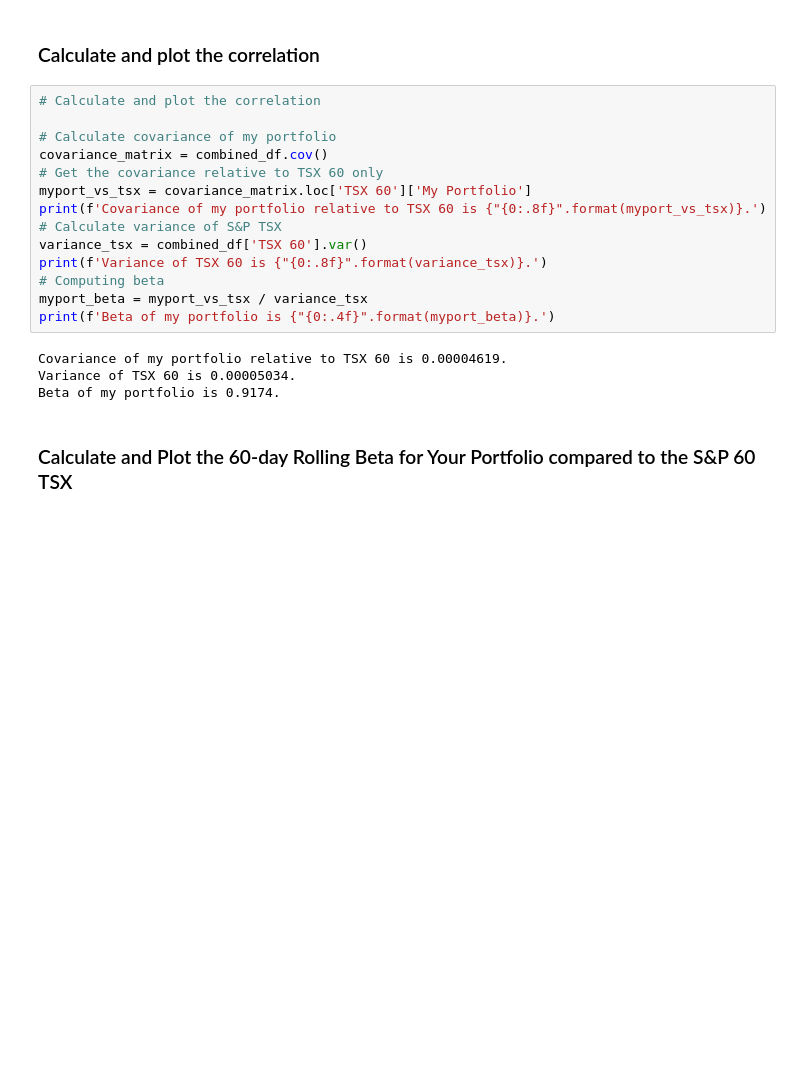
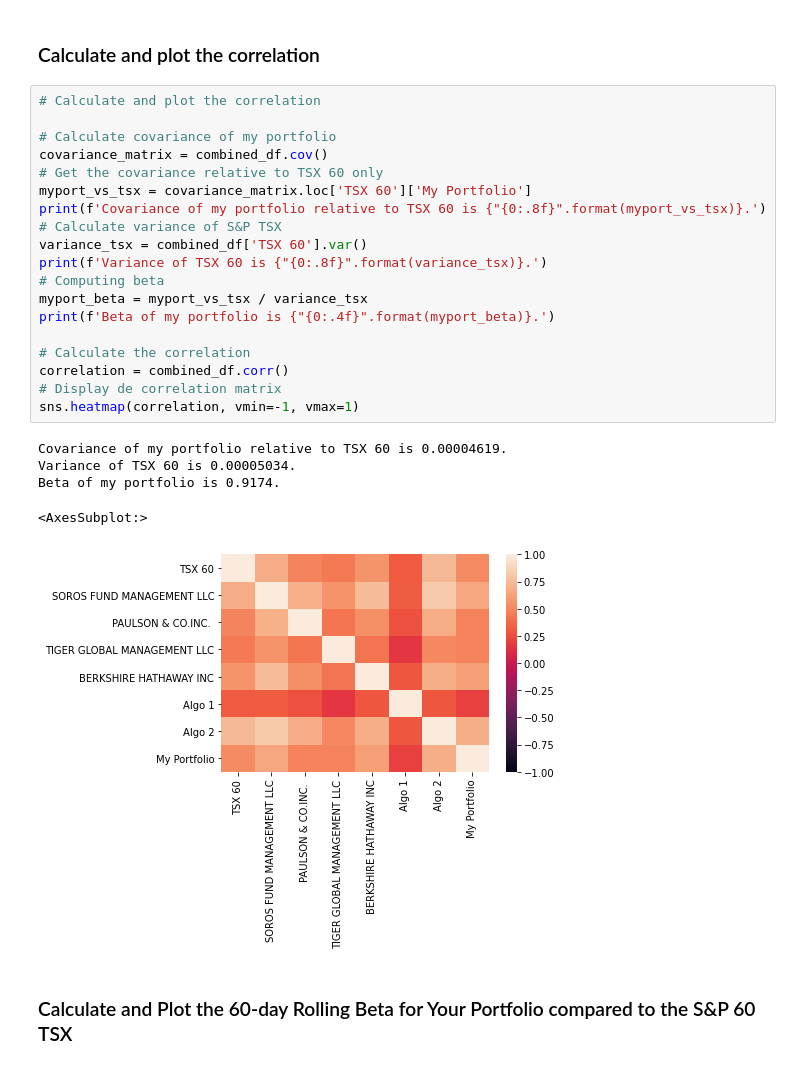
Before and after one commit to yauhei721/HW-A-Whale-Off-the-Port, a Jupyter notebook: whale_analysis.ipynb, the cells around one changed output. Cells and saved outputs as stored; diff of their text form; blank space fills up the shorter version.

Commit message:
Add back the miss graph - final

```diff
--- a/whale_analysis.ipynb
+++ b/whale_analysis.ipynb
@@ -494,21 +494,28 @@ combined_std_21.plot(figsize=(10,10))
 # %%
 # Calculate and plot the correlation
 
 # Calculate covariance of my portfolio
 covariance_matrix = combined_df.cov()
 # Get the covariance relative to TSX 60 only
 myport_vs_tsx = covariance_matrix.loc['TSX 60']['My Portfolio']
 print(f'Covariance of my portfolio relative to TSX 60 is {"{0:.8f}".format(myport_vs_tsx)}.')
 # Calculate variance of S&P TSX
 variance_tsx = combined_df['TSX 60'].var()
 print(f'Variance of TSX 60 is {"{0:.8f}".format(variance_tsx)}.')
 # Computing beta
 myport_beta = myport_vs_tsx / variance_tsx
 print(f'Beta of my portfolio is {"{0:.4f}".format(myport_beta)}.')
+
+# Calculate the correlation
+correlation = combined_df.corr()
+# Display de correlation matrix
+sns.heatmap(correlation, vmin=-1, vmax=1)
 # %% [output]
 Covariance of my portfolio relative to TSX 60 is 0.00004619.
 Variance of TSX 60 is 0.00005034.
 Beta of my portfolio is 0.9174.
+<AxesSubplot:>
+[figure, added]
 # %% [markdown]
 ### Calculate and Plot the 60-day Rolling Beta for Your Portfolio compared to the S&P 60 TSX
 # %%
```
Also changed, not shown: parts of 1 cell of this notebook.
